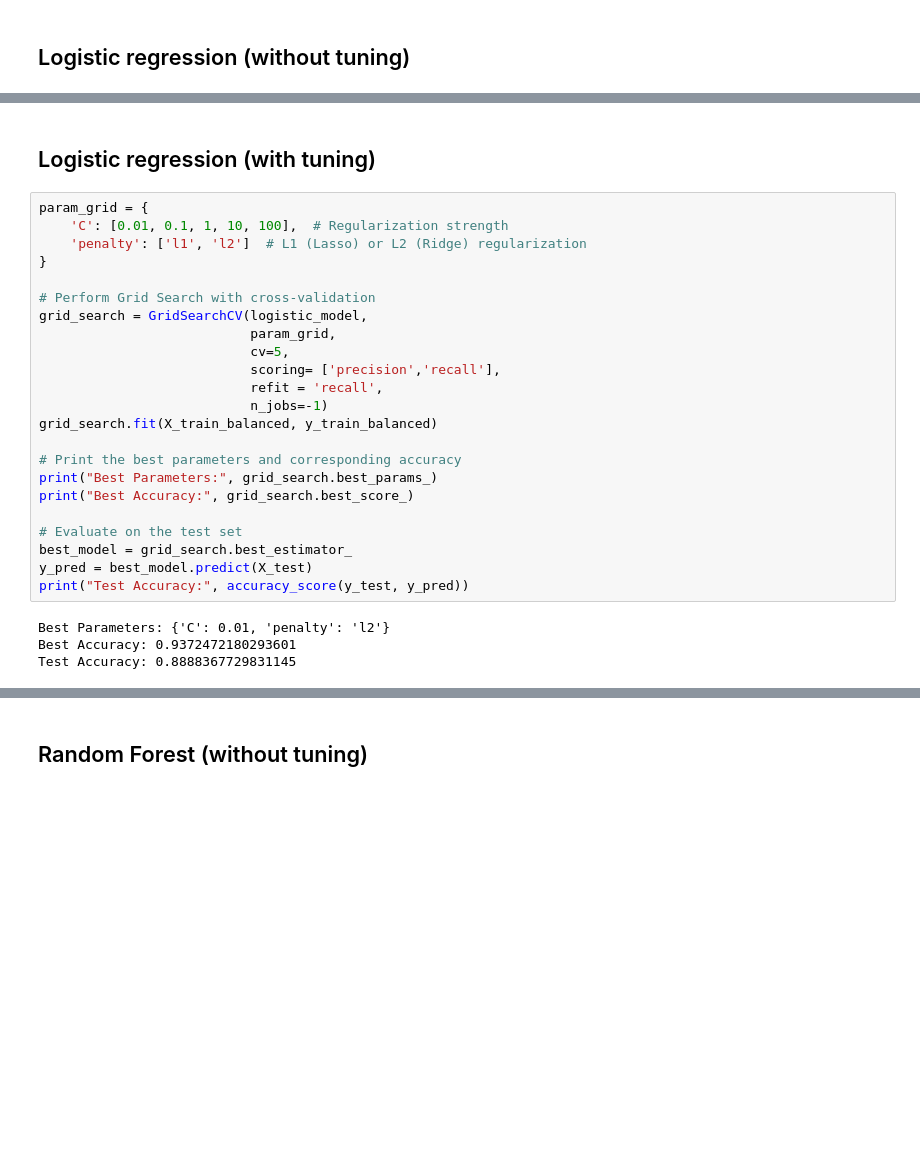
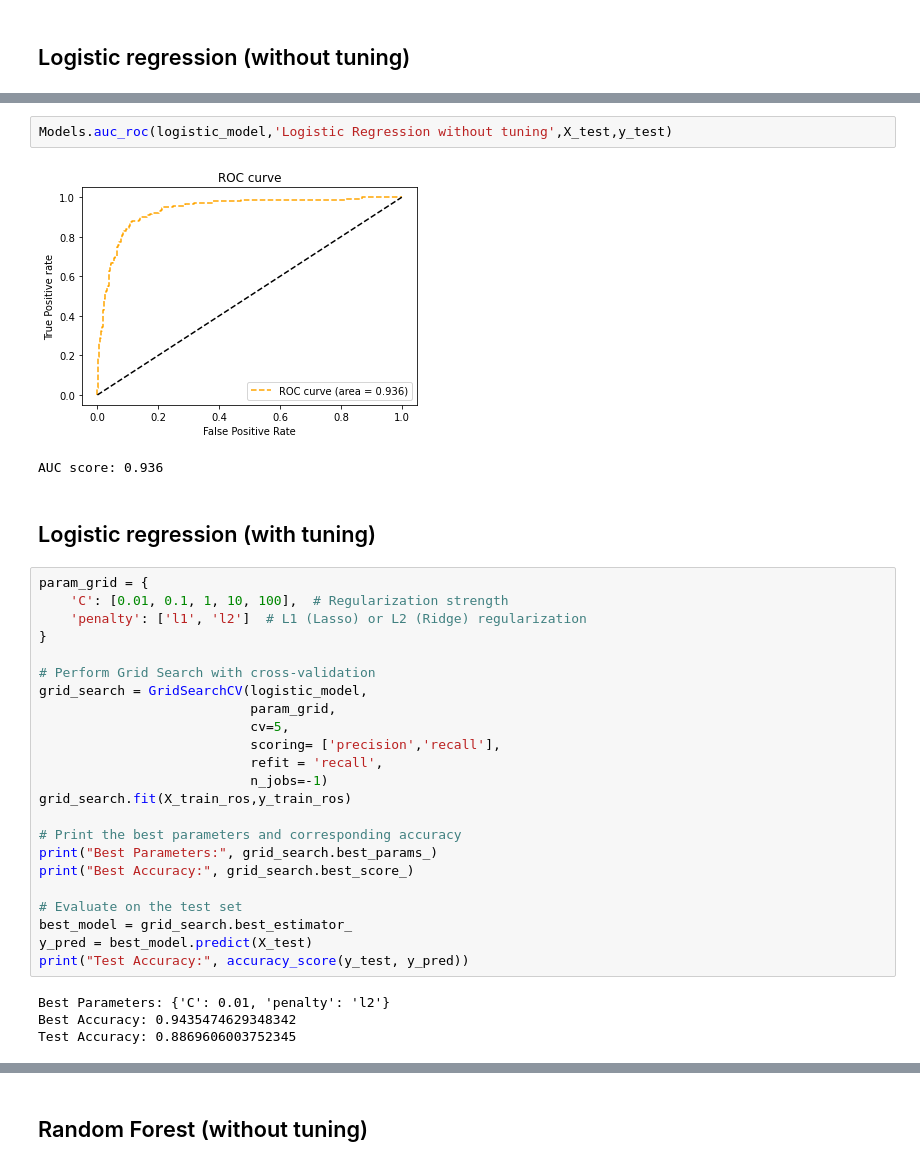
Before and after one commit to cheryltan17/DSA4263-Project, a Jupyter notebook: Models/Models.ipynb, the cells around one changed output, grey strips where cells are left out. Saved outputs shown, nothing was run; the diff lists cells and outputs as text; blank space fills up the shorter version.

```diff
--- a/Models/Models.ipynb
+++ b/Models/Models.ipynb
@@ -106,3 +134,8 @@ AUC score: 0.948
+# %%
+Models.auc_roc(logistic_model,'Logistic Regression without tuning',X_test,y_test)
+# %% [output]
+[figure, added]
+AUC score: 0.936
 # %% [markdown]
 ## Logistic regression (with tuning)
 # %%
@@ -118,7 +151,7 @@ grid_search = GridSearchCV(logistic_model,
                            scoring= ['precision','recall'],
                            refit = 'recall',
                            n_jobs=-1)
-grid_search.fit(X_train_balanced, y_train_balanced)
+grid_search.fit(X_train_ros,y_train_ros)
 
 # Print the best parameters and corresponding accuracy
 print("Best Parameters:", grid_search.best_params_)
@@ -130,8 +163,8 @@ y_pred = best_model.predict(X_test)
 print("Test Accuracy:", accuracy_score(y_test, y_pred))
 # %% [output]
 Best Parameters: {'C': 0.01, 'penalty': 'l2'}
-Best Accuracy: 0.9372472180293601
-Test Accuracy: 0.8888367729831145
+Best Accuracy: 0.9435474629348342
+Test Accuracy: 0.8869606003752345
 # %%
 Models.evaluate_model(y_test,y_pred,'Logistic Regression with tuning')
 # %% [output]
```
Also changed, not shown: parts of 33 cells of this notebook, 1 other file.
